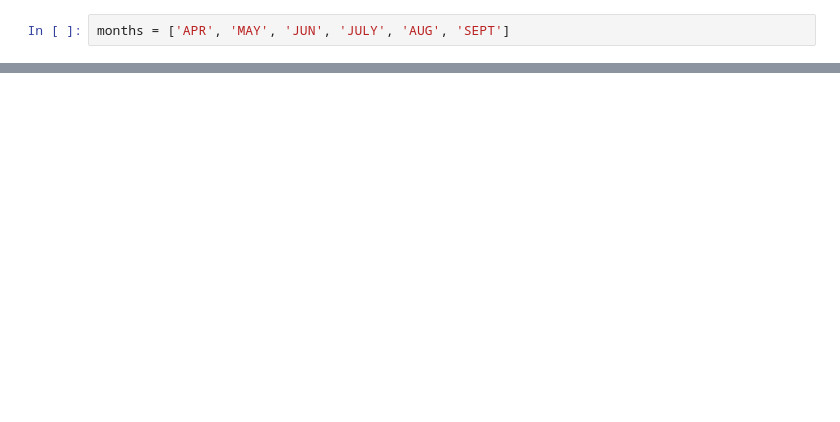
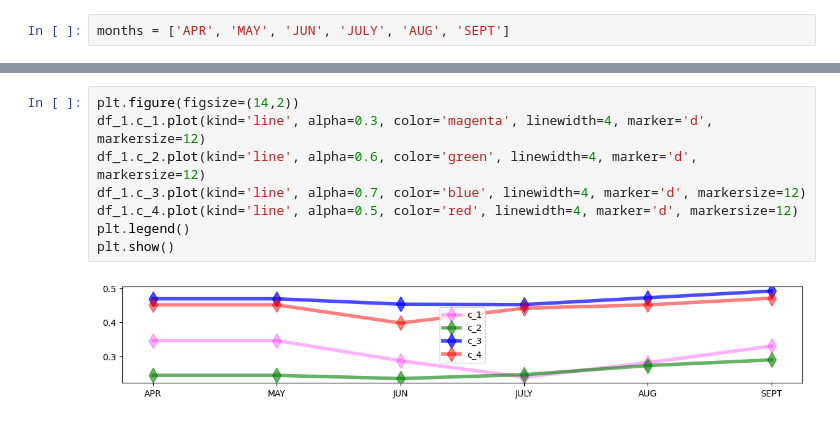
Before and after one commit to dsdata2000/springboard, a Jupyter notebook: ccd-pay-trend-with-time_a.ipynb, the cells around one changed output, grey strips where cells are left out. Cells and saved outputs as stored; diff of their text form; blank space fills up the shorter version.

```diff
--- a/ccd-pay-trend-with-time_a.ipynb
+++ b/ccd-pay-trend-with-time_a.ipynb
@@ -234,2 +237,12 @@ df_1
+# %%
+plt.figure(figsize=(14,2))
+df_1.c_1.plot(kind='line', alpha=0.3, color='magenta', linewidth=4, marker='d', markersize=12)
+df_1.c_2.plot(kind='line', alpha=0.6, color='green', linewidth=4, marker='d', markersize=12)
+df_1.c_3.plot(kind='line', alpha=0.7, color='blue', linewidth=4, marker='d', markersize=12)
+df_1.c_4.plot(kind='line', alpha=0.5, color='red', linewidth=4, marker='d', markersize=12)
+plt.legend()
+plt.show()
+# %% [output]
+[figure, added]
 # %%
 plt.figure(figsize=(14,2))
```
Also changed, not shown: parts of 15 cells of this notebook.
